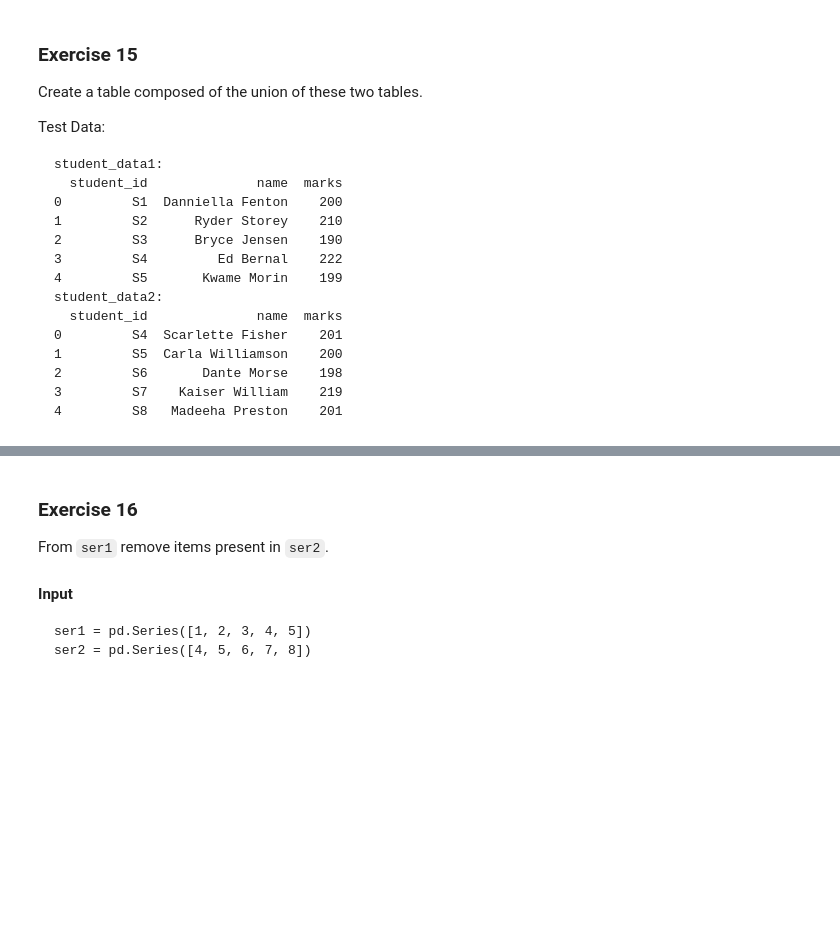
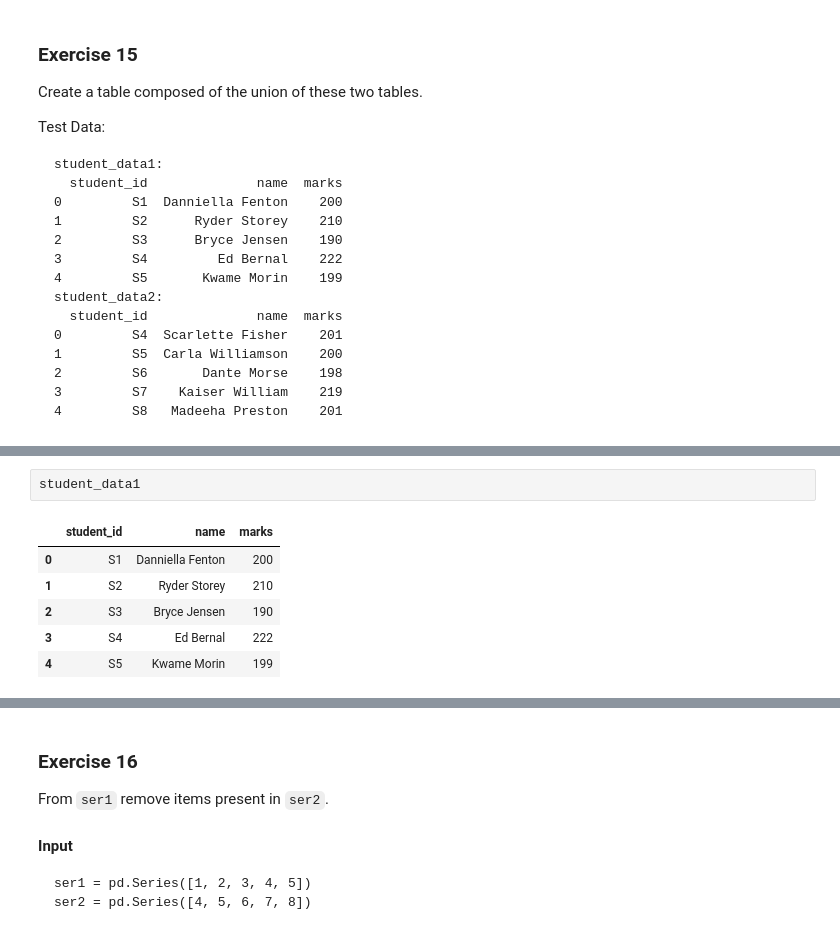
Before and after one commit to hawk9598/ysc4224_data_sci_accelerator, a Jupyter notebook: Assignments/Getting_to_know_pandas_withoutSolutions.ipynb, the cells around one changed output, grey strips where cells are left out. Cells and saved outputs as stored; diff of their text form; blank space fills up the shorter version.

```diff
--- a/Assignments/Getting_to_know_pandas_withoutSolutions.ipynb
+++ b/Assignments/Getting_to_know_pandas_withoutSolutions.ipynb
@@ -583,0 +640,9 @@ student_data2:
+# %%
+student_data1
+# %% [output]
+|  | student_id | name | marks |
+| 0 | S1 | Danniella Fenton | 200 |
+| 1 | S2 | Ryder Storey | 210 |
+| 2 | S3 | Bryce Jensen | 190 |
+| 3 | S4 | Ed Bernal | 222 |
+| 4 | S5 | Kwame Morin | 199 |
```
Also changed, not shown: parts of 17 cells of this notebook.
